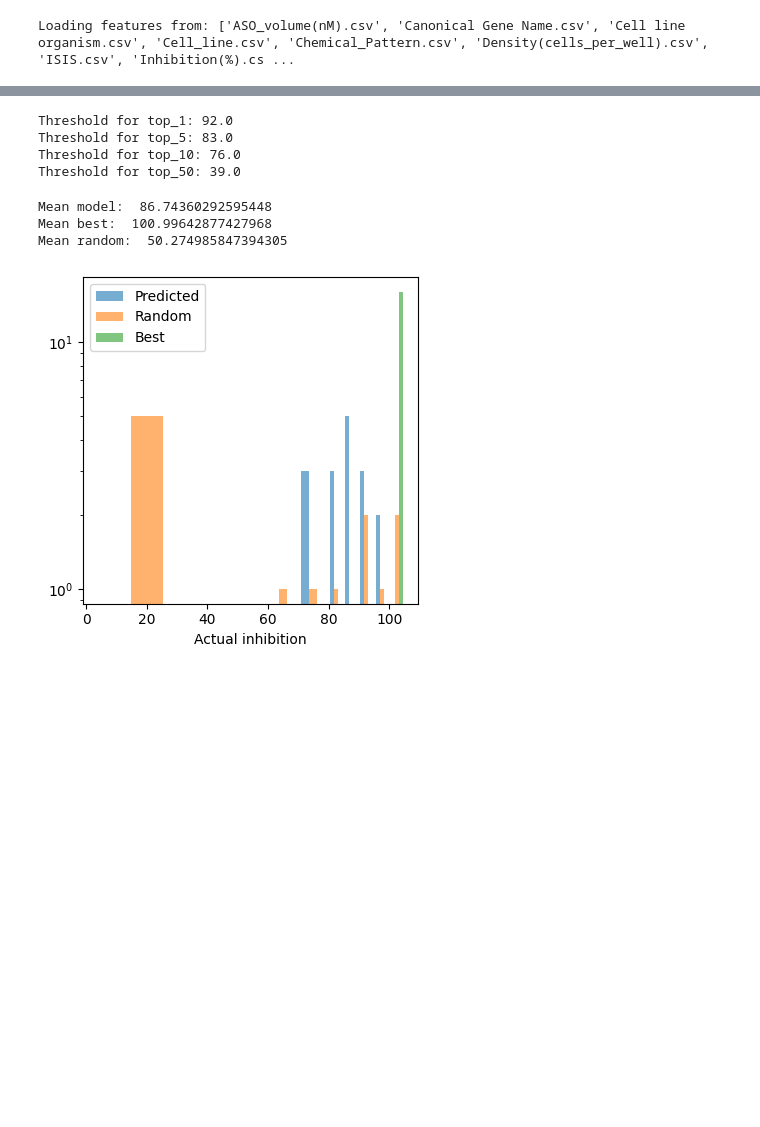
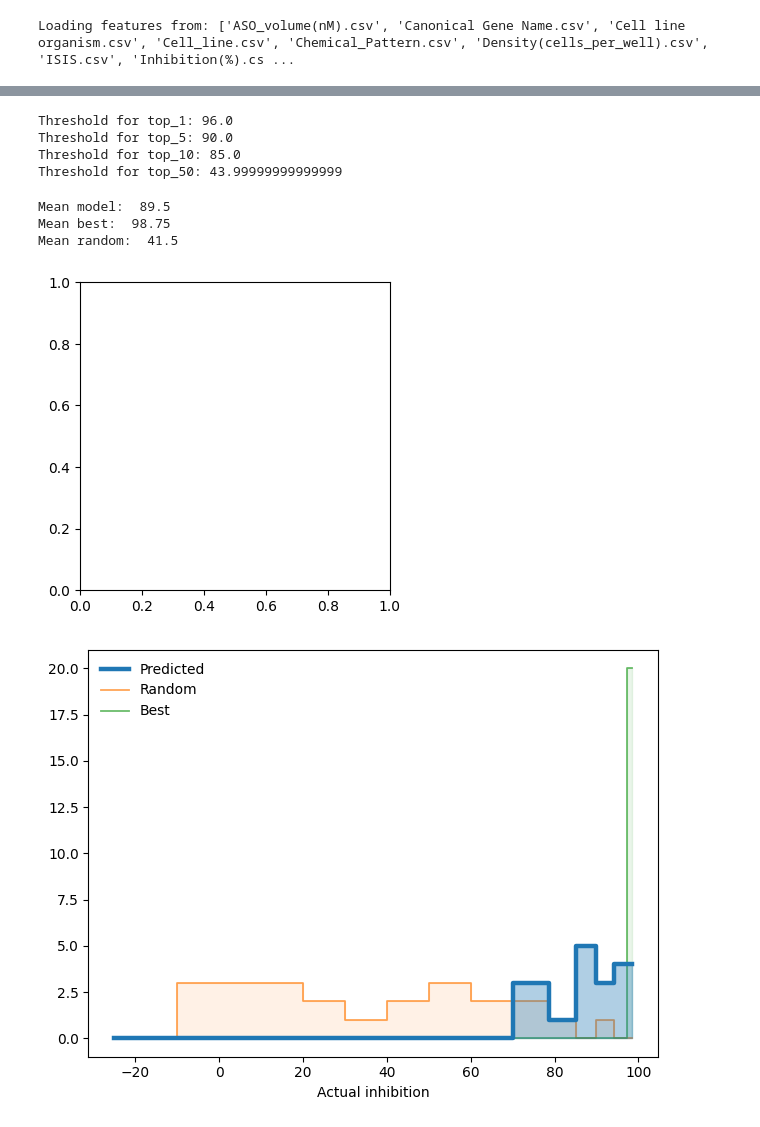
Before and after one commit to RedPenguin100/ASOdesign, a Jupyter notebook: scripts/Model1.ipynb, the cells around one changed output, grey strips where cells are left out. Drawn from its saved outputs; the diff is of its cells as text; code cells hidden in the pictures; blank space fills up the shorter version.

Commit message:
Refined Model1.ipynb

```diff
--- a/scripts/Model1.ipynb
+++ b/scripts/Model1.ipynb
@@ -152,12 +213,17 @@ features = epi_features + features
 from sklearn.model_selection import train_test_split, cross_val_score
 from xgboost import XGBRanker
 
-seed = 43
+seed = 42
 
 train, test = train_test_split(filtered, test_size=0.2, random_state=seed)
-train = train.sort_values(CELL_LINE)
-group_train = train.groupby(CELL_LINE).size().tolist()
+train['group_key'] = train[CELL_LINE].astype(str)
+# train['group_key'] = train[CELL_LINE].astype(str) + '_' + train[CANONICAL_GENE].astype(str)
+train = train.sort_values('group_key')
+group_train = train.groupby('group_key').size().tolist()
+
 metric = 'correct_log_inhibition'
+# metric = 'log_inhibition'
+# metric = INHIBITION
 
 print("Test: ", len(test))
 print("Train: ", len(train))
@@ -333,9 +411,14 @@ def get_threshold_for_percentile(percentile, df):
 # def correction(df):
 #     return (df['log_volume'])
 
+# def correction(df):
+#     return (df[VOLUME]) / df[VOLUME]
+
 def correction(df):
-    return (df[VOLUME] + 10) / df[VOLUME]
+    return df[VOLUME] / (df[VOLUME] + 10)
 
+
+#
 
 for percentile in [1, 5, 10, 50]:
     threshold = get_threshold_for_percentile(percentile, log_inhibition_to_regular(filtered['log_inhibition']))
@@ -343,10 +426,10 @@ for percentile in [1, 5, 10, 50]:
     # print(log_inhibition_to_regular(filtered['log_inhibition']))
     print(f"Threshold for top_{percentile}: {threshold}")
 # %% [output]
-Threshold for top_1: 92.0
-Threshold for top_5: 83.0
-Threshold for top_10: 76.0
-Threshold for top_50: 39.0
+Threshold for top_1: 96.0
+Threshold for top_5: 90.0
+Threshold for top_10: 85.0
+Threshold for top_50: 43.99999999999999
 # %%
 percentile = 0.5
 
@@ -364,43 +447,60 @@ top_predicted_train = train_pred[train_mask]
 top_train = log_inhibition_to_regular(y_train[train_mask] * correction(train_filtered[train_mask]))
 
 top_predicted_test = test_pred[test_mask]
 top_test = log_inhibition_to_regular(y_test[test_mask] * correction(test_filtered[test_mask]))
 
 # k already computed as the desired sample size
 rand_mask = np.zeros(len(y_test), dtype=bool)
 rand_mask[np.random.choice(len(y_test), top_k, replace=False)] = True
 
 # ---------- best possible ----------
 all_inhib = log_inhibition_to_regular(y_test * correction(test_filtered))
 top_best = all_inhib.nlargest(top_k).to_numpy()  # no index confusion
 
 # random sample via mask
 rand_perm = y_test[rand_mask]
 top_rand_test = log_inhibition_to_regular(y_test[rand_mask] * correction(test_filtered[rand_mask]))
 
 fig, ax = plt.subplots(figsize=(4, 4))
 # ax.boxplot([top_test, top_rand_test],
 #            tick_labels=['Top‑predicted', 'Random baseline']
 #            )
 print("Mean model: ", np.mean(top_test))
 print("Mean best: ", np.mean(top_best))
 print("Mean random: ", np.mean(top_rand_test))
 
 # print("Mean model: ", geo_mean_overflow(top_test))
 # print("Mean best: ", geo_mean_overflow(top_best))
 # print("Mean random: ", geo_mean_overflow(top_rand_test))
-plt.hist([top_test, top_rand_test, top_best],
-         bins=[0, 40, 60, 70, 80, 85, 90, 95, 100, 105], alpha=0.6,
-         label=['Predicted', 'Random', 'Best'], log=True)  # ‑‑ y‑axis on log scale
-plt.xlabel('Actual inhibition')
-plt.legend()
-plt.tight_layout()
+bins = np.array([-50, 0, 10, 20, 30, 40, 50, 60, 70, 80, 85, 90, 95, 97, 100])
+x = (bins[:-1] + bins[1:]) / 2
+
+fig, ax = plt.subplots()
+
+# --- Predicted: thick line, darker fill ---------------------------------
+h_pred, _ = np.histogram(top_test, bins=bins)
+ax.plot(x, h_pred, drawstyle='steps-mid', lw=3.2, color='C0',
+        label='Predicted', zorder=5)
+ax.fill_between(x, 0, h_pred, step='mid', alpha=0.35, color='C0', zorder=4)
+
+# --- Others: thinner, lighter -------------------------------------------
+for arr, lab, c in [(top_rand_test, 'Random', 'C1'),
+                    (top_best, 'Best', 'C2')]:
+    h, _ = np.histogram(arr, bins=bins)
+    ax.plot(x, h, drawstyle='steps-mid', lw=1.3, color=c, alpha=0.7, label=lab, zorder=3)
+    ax.fill_between(x, 0, h, step='mid', alpha=0.10, color=c, zorder=2)
+
+# ax.set_yscale('log')        # drop if you don't want log
+ax.set_xlabel('Actual inhibition')
+ax.legend(frameon=False)
+fig.tight_layout()
 plt.show()
 # %% [output]
-Mean model:  86.74360292595448
-Mean best:  100.99642877427968
-Mean random:  50.274985847394305
+Mean model:  89.5
+Mean best:  98.75
+Mean random:  41.5
-[figure, old version]
+[figure, new version]
+[figure, added]
 # %%
 MALAT_scores = model.predict(filtered[filtered[CANONICAL_GENE] == 'MALAT1'][features])
 MALAT_scores.sort()
```
Also changed, not shown: parts of 36 cells of this notebook, 11 other files.
